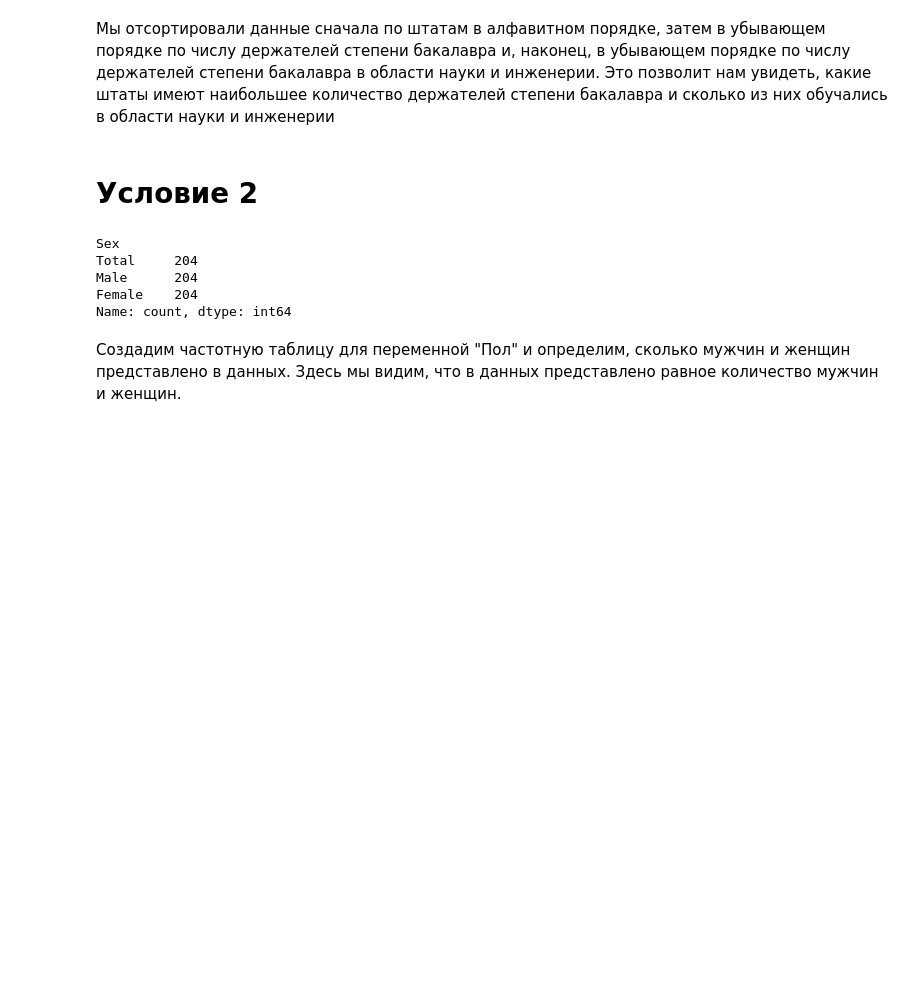
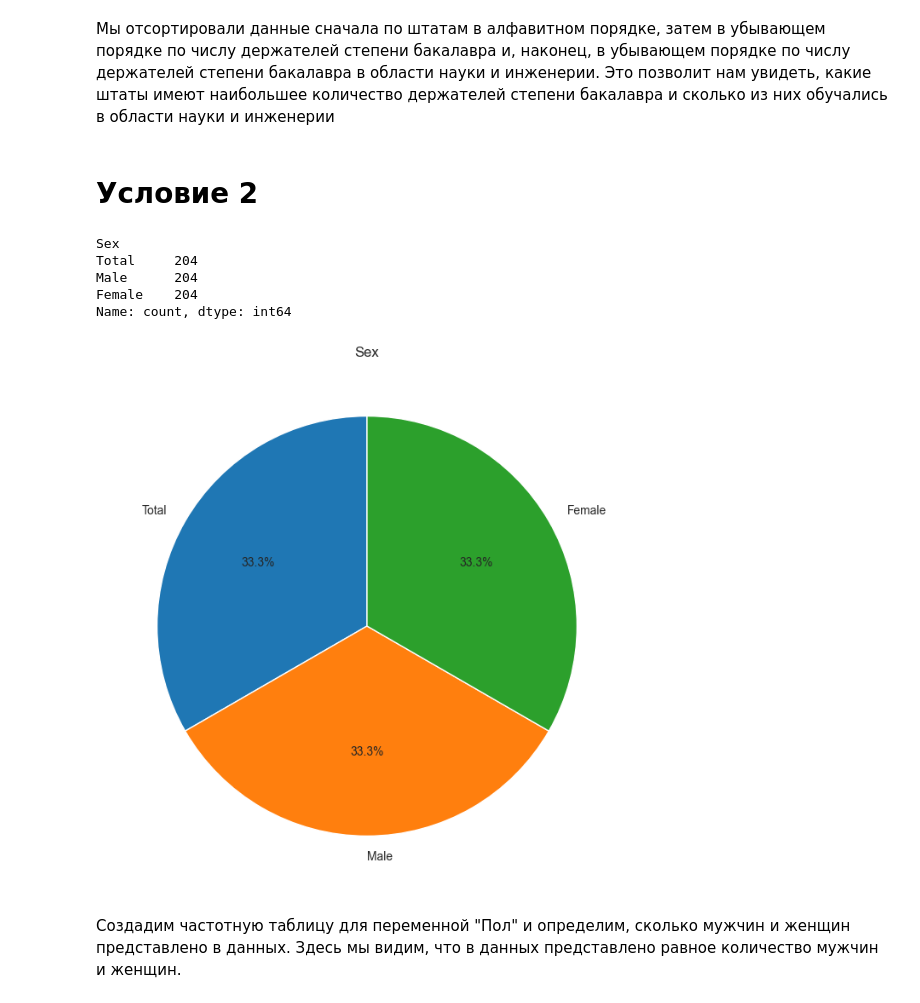
Before and after one commit to EvgenyBaulin/Data_Analysis_for_Sekerzhitskaya_Angelina_and_Kryanina_Varvara, a Jupyter notebook: Project/main.ipynb, the cells around one changed output. Saved outputs shown, nothing was run; the diff lists cells and outputs as text; code cells hidden in the pictures; blank space fills up the shorter version.

```diff
--- a/Project/main.ipynb
+++ b/Project/main.ipynb
@@ -168,15 +178,29 @@ sorted_data
 Мы отсортировали данные сначала по штатам в алфавитном порядке, затем в убывающем порядке по числу держателей степени бакалавра и, наконец, в убывающем порядке по числу держателей степени бакалавра в области науки и инженерии. Это позволит нам увидеть, какие штаты имеют наибольшее количество держателей степени бакалавра и сколько из них обучались в области науки и инженерии
 # %% [markdown]
 # Условие 2
+# %%
+def Val_Count_and_Statistic(collum, statistic = True):
+	data = df[collum].value_counts()
+	display(data)
+
+	if statistic:
+		plt.figure(figsize = (8, 8))
+		plt.pie(data, labels = data.index, autopct = '%1.1f%%', startangle = 90)
+
+		plt.title(collum)
+
+		plt.show()
+
+# Функция, показывающая кол-во значений в столбце и график
 # %%
-sex_frequency = df['Sex'].value_counts()
-sex_frequency
+Val_Count_and_Statistic('Sex')
 # %% [output]
 Sex
 Total     204
 Male      204
 Female    204
 Name: count, dtype: int64
+[figure, added]
 # %% [markdown]
 Создадим частотную таблицу для переменной "Пол" и определим, сколько мужчин и женщин представлено в данных. Здесь мы видим, что в данных представлено равное количество мужчин и женщин.
 # %%
```
Also changed, not shown: parts of 30 cells of this notebook, 1 other file.
